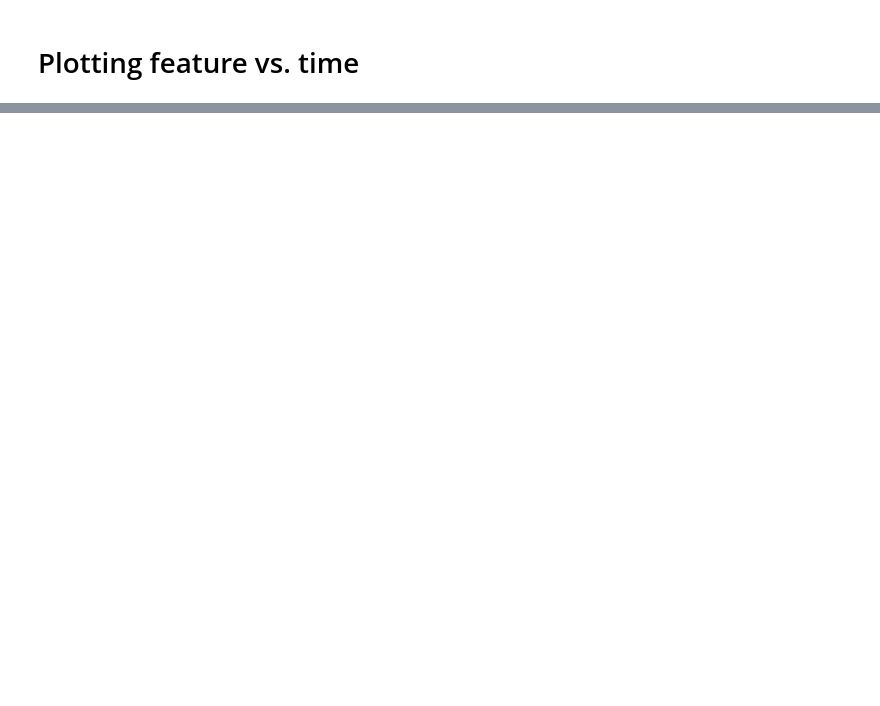
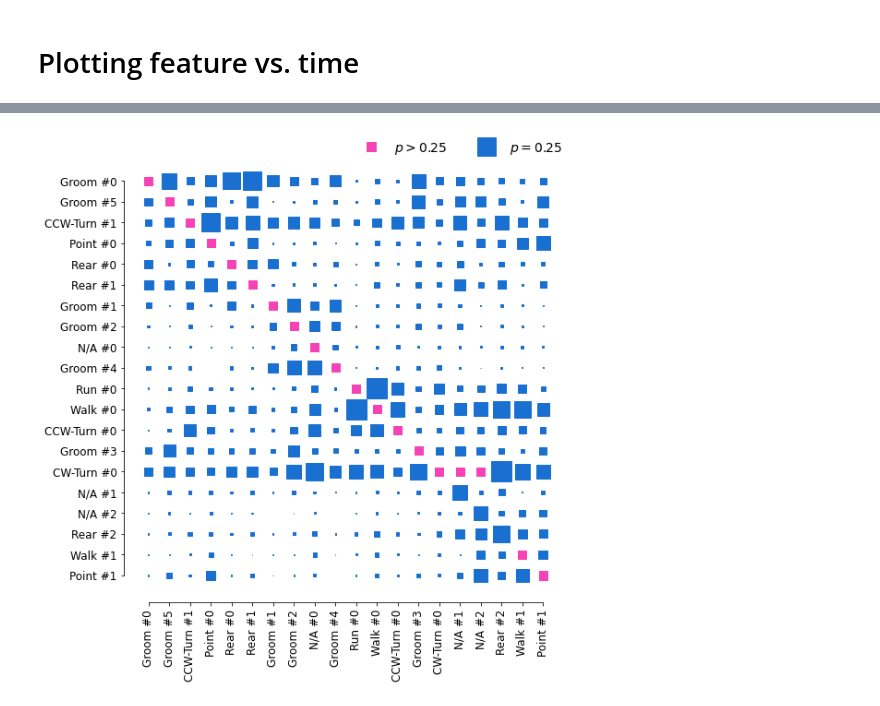
Before and after one commit to Thalaivar/DDP, a Jupyter notebook: B-SOID/plotting.ipynb, the cells around one changed output, grey strips where cells are left out. Cells and saved outputs as stored; diff of their text form; code cells hidden in the pictures; blank space fills up the shorter version.

```diff
--- a/B-SOID/plotting.ipynb
+++ b/B-SOID/plotting.ipynb
@@ -208,6 +251,6 @@ usage = get_usage_for_strain(label_info_file, max_label=19)
 # %%
-G, widths = tnet_from_tmat(tmat, usage, 3)
+G, widths = tnet_from_tmat(tmat, usage)
 
-color = tuple([ x / 255 for x in [51,153,255,0.6 * 255]])
+color = tuple([ x / 255 for x in [18 ,63, 161 ,0.65 * 255]])
 nx.draw_spectral(G, node_size=2000*usage, connectionstyle='bar, fraction = 0.01', edge_color=color, edgecolors='k', node_color='white', width=widths, arrowsize=5)
 plt.show()
@@ -227,0 +341,5 @@ SyntaxError: invalid syntax (<ipython-input-1-bb88f8f385b8>, line 5)
+# %%
+from BSOID.bsoid import BSOID
+bsoid = BSOID.load_config(run_id='dis', base_dir='D:/IIT/DDP/data')
+_, _, umap_embeddings = bsoid.load_umap_results()
+assignments, _, soft_assignments, best_clf = bsoid.load_identified_clusters()
@@ -227,0 +405,74 @@ SyntaxError: invalid syntax (<ipython-input-1-bb88f8f385b8>, line 5)
+# %%
+tmat = get_tmat_for_strain(label_info_file, max_label=19)
+# %%
+def hinton(matrix, ax=None):
+    """Draw Hinton diagram for visualizing a weight matrix."""
+    ax = ax if ax is not None else plt.gca()
+
+    # if not max_weight:
+    #     max_weight = 2 ** np.ceil(np.log(np.abs(matrix).max()) / np.log(2))
+
+    ax.patch.set_facecolor('white')
+    ax.set_aspect('equal', 'box')
+    # ax.xaxis.set_major_locator(plt.NullLocator())
+    # ax.yaxis.set_major_locator(plt.NullLocator())
+
+    max_weight = 0.25
+    for (x, y), w in np.ndenumerate(matrix):
+        color = (0.1, 0.44, 0.82)
+        if w > max_weight:
+            color = (0.96, 0.26, 0.71)
+            w = max_weight / 6
+        size = np.sqrt(np.abs(w) / max_weight)
+        rect = plt.Rectangle([x - size / 2, y - size / 2], size, size,
+                             facecolor=color, edgecolor=color)
+        ax.add_patch(rect)
+
+    ax.autoscale_view()
+    ax.invert_yaxis()
+
+    sz = 20
+    b1, = ax.plot([], marker='s', markersize=9.5, linestyle='', color = (0.96, 0.26, 0.71), label=r'$p > 0.25$')
+    b2, = ax.plot([], marker='s', markersize=sz, linestyle='', color=(0.1, 0.44, 0.82), label=r'$p = 0.25$')
+
+    leg = plt.legend(handles=[b1, b2], bbox_to_anchor=(0.5, 1.05), loc='upper left', prop={'size': 14}, ncol=2)
+    leg.get_frame().set_linewidth(0.0)
+    return ax
+
+from sklearn.cluster import SpectralClustering
+labels = SpectralClustering(affinity='precomputed', n_clusters=4).fit_predict(tmat)
+spectral_tmat = np.zeros_like(tmat)
+
+groups = [[] for x in range(labels.max()+1)]
+for i, x in enumerate(labels):
+    groups[x].append(i)
+
+idx_labels, new_idx_map, i = [], {}, 0
+for g in groups:
+    for idx in g:
+        idx_labels.append(idx_2_behaviour(idx, diff=True))
+        new_idx_map[idx] = i
+        i += 1
+
+for i, g in enumerate(groups):
+    for idx1 in g:
+        for idx2 in g:
+            spectral_tmat[new_idx_map[idx1], new_idx_map[idx2]] = tmat[idx1, idx2]
+
+    for j, h in enumerate(groups):
+        if i != j:
+            for idx1 in g:
+                for idx2 in h:
+                    spectral_tmat[new_idx_map[idx1], new_idx_map[idx2]] = tmat[idx1, idx2]
+
+# sns.heatmap(spectral_tmat, xticklabels=idx_labels, yticklabels=idx_labels, cam)
+fig = plt.figure(figsize=(9,9))
+ax = fig.add_subplot(111)
+plt.xticks(np.arange(20), idx_labels, rotation=90, fontsize=12)
+plt.yticks(np.arange(20), idx_labels, rotation=0, fontsize=12)
+hinton(spectral_tmat, ax=ax)
+sns.despine(trim=True)
+plt.savefig(f'{plot_dir}/tmat.png', dpi=600, bbox_inches='tight')
+plt.show()
+# %% [output]
+[figure, added]
```
Also changed, not shown: parts of 26 cells of this notebook, 3 other files.
